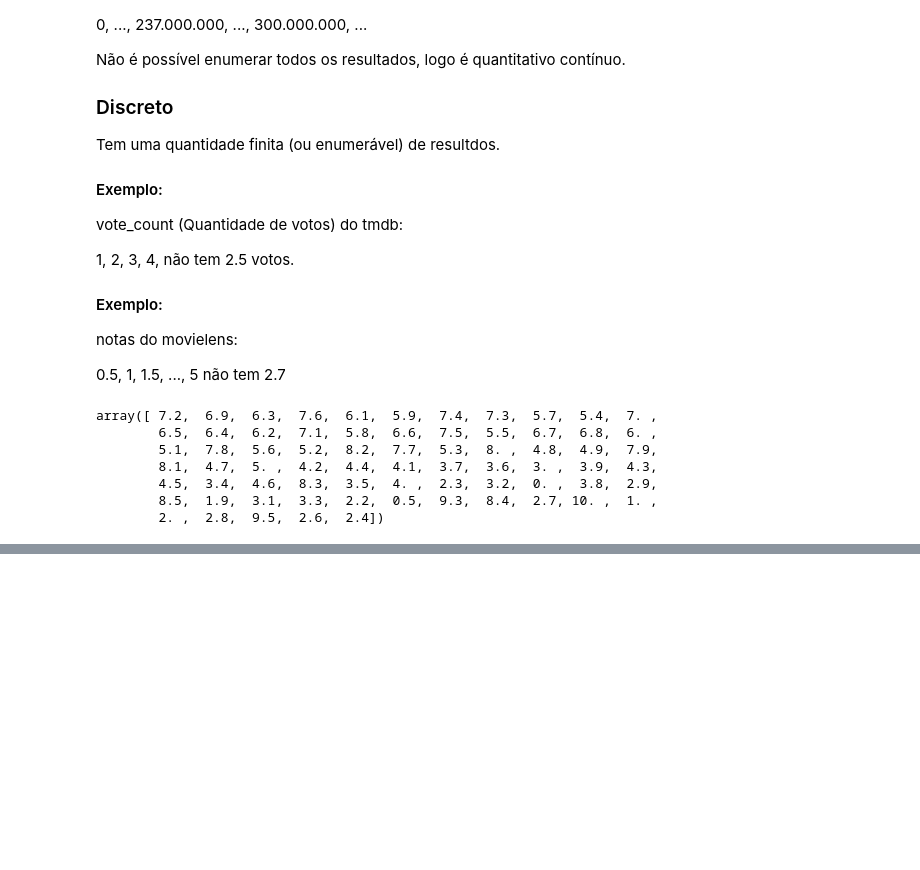
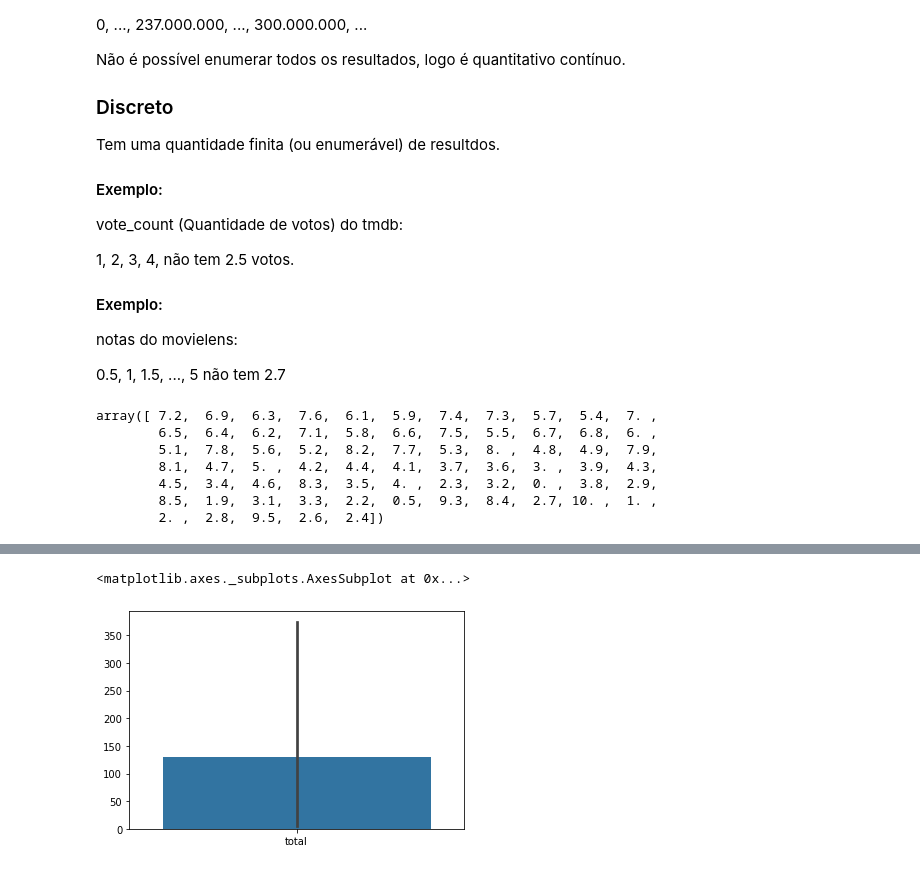
Before and after one commit to Henriquemcc/Aprendendo_Data_Science, a Jupyter notebook: Introdução à Data Science.ipynb, the cells around one changed output, grey strips where cells are left out. Cells and saved outputs as stored; diff of their text form; code cells hidden in the pictures; blank space fills up the shorter version.

Commit message:
Parte 2 da aula 4 do curso Data Science: Primeiros passos.

```diff
--- a/Introdução à Data Science.ipynb
+++ b/Introdução à Data Science.ipynb
@@ -391,0 +487,4 @@ array([ 7.2,  6.9,  6.3,  7.6,  6.1,  5.9,  7.4,  7.3,  5.7,  5.4,  7. ,
+# %%
+contagem_de_lingua = tmdb["original_language"].value_counts().reset_index()
+contagem_de_lingua.columns = ["original_language", "total"]
+contagem_de_lingua.head()
@@ -391,0 +498,5 @@ array([ 7.2,  6.9,  6.3,  7.6,  6.1,  5.9,  7.4,  7.3,  5.7,  5.4,  7. ,
+# %%
+seaborn.barplot(data=contagem_de_lingua)
+# %% [output]
+<matplotlib.axes._subplots.AxesSubplot at 0x...>
+[figure, added]
```
Also changed, not shown: parts of 9 cells of this notebook.
